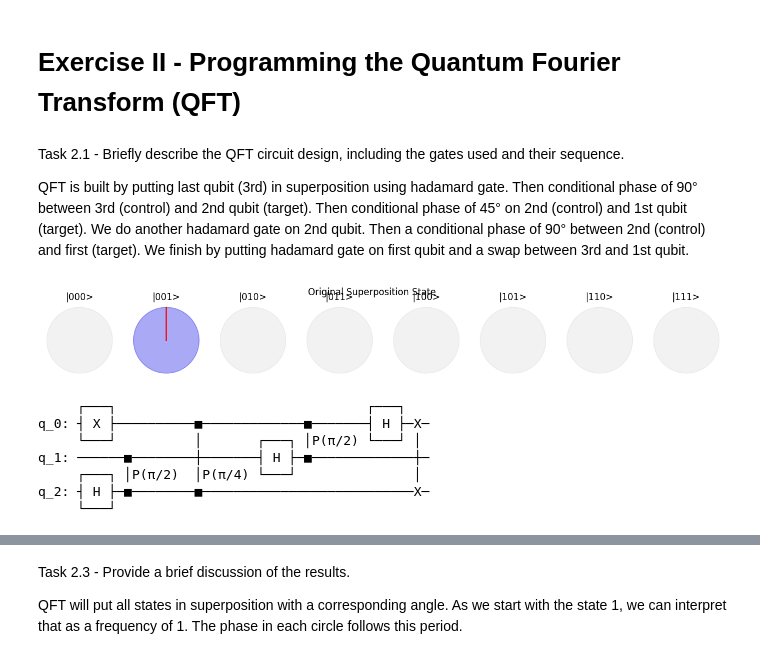
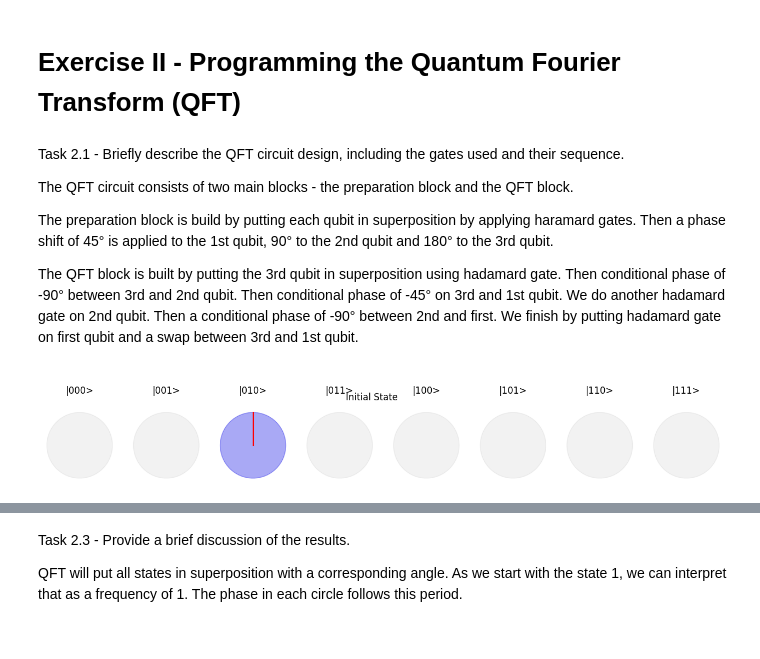
Before and after one commit to ge96lip/Quantum-Computing, a Jupyter notebook: QC_Assignment_3.ipynb, the cells around one changed output, grey strips where cells are left out. Drawn from its saved outputs; the diff is of its cells as text; code cells hidden in the pictures.

```diff
--- a/QC_Assignment_3.ipynb
+++ b/QC_Assignment_3.ipynb
@@ -183,4 +183,8 @@ Example: If you were to start with |111⟩, representing -1 in two's complement,
 # %% [markdown]
 Task 2.1 - Briefly describe the QFT circuit design, including the gates used and their sequence.
 
-QFT is built by putting last qubit (3rd) in superposition using hadamard gate. Then conditional phase of 90° between 3rd (control) and 2nd qubit (target). Then conditional phase of 45° on 2nd (control) and 1st qubit (target). We do another hadamard gate on 2nd qubit. Then a conditional phase of 90° between 2nd (control) and first (target). We finish by putting hadamard gate on first qubit and a swap between 3rd and 1st qubit.
+The QFT circuit consists of two main blocks - the preparation block and the QFT block.
+
+The preparation block is build by putting each qubit in superposition by applying haramard gates. Then a phase shift of 45° is applied to the 1st qubit, 90° to the 2nd qubit and 180° to the 3rd qubit.
+
+The QFT block is built by putting the 3rd qubit in superposition using hadamard gate. Then conditional phase of -90° between 3rd and 2nd qubit. Then conditional phase of -45° on 3rd and 1st qubit. We do another hadamard gate on 2nd qubit. Then a conditional phase of -90° between 2nd and first. We finish by putting hadamard gate on first qubit and a swap between 3rd and 1st qubit.
@@ -187,12 +197,8 @@ QFT is built by putting last qubit (3rd) in superposition using hadamard gate. T
 # %%
-def init_quantum_register():
-    qc = QuantumCircuit(3)
-    qc.x(0)
-    test = Statevector(qc)
-    plot_circle_notation(test, 3, title='Original Superposition State')
-    return qc
+qc = init_quantum_register()
+
+test = Statevector(qc)
+plot_circle_notation(test, 3, title='Initial State')
+# %% [output]
+[figure, added]
-# %%
-qc = init_quantum_register()
-# %% [output]
-[figure, removed]
 # %%
@@ -214,11 +235 @@ def add_qft(qc):
     return qc
-# %%
-qc = add_qft(qc)
-# %% [output]
-     ┌───┐                                ┌───┐
-q_0: ┤ X ├──────────■─────────────■───────┤ H ├─X─
-     └───┘          │       ┌───┐ │P(π/2) └───┘ │
-q_1: ──────■────────┼───────┤ H ├─■─────────────┼─
-     ┌───┐ │P(π/2)  │P(π/4) └───┘               │
-q_2: ┤ H ├─■────────■───────────────────────────X─
-     └───┘
```
Also changed, not shown: parts of 8 cells of this notebook.
